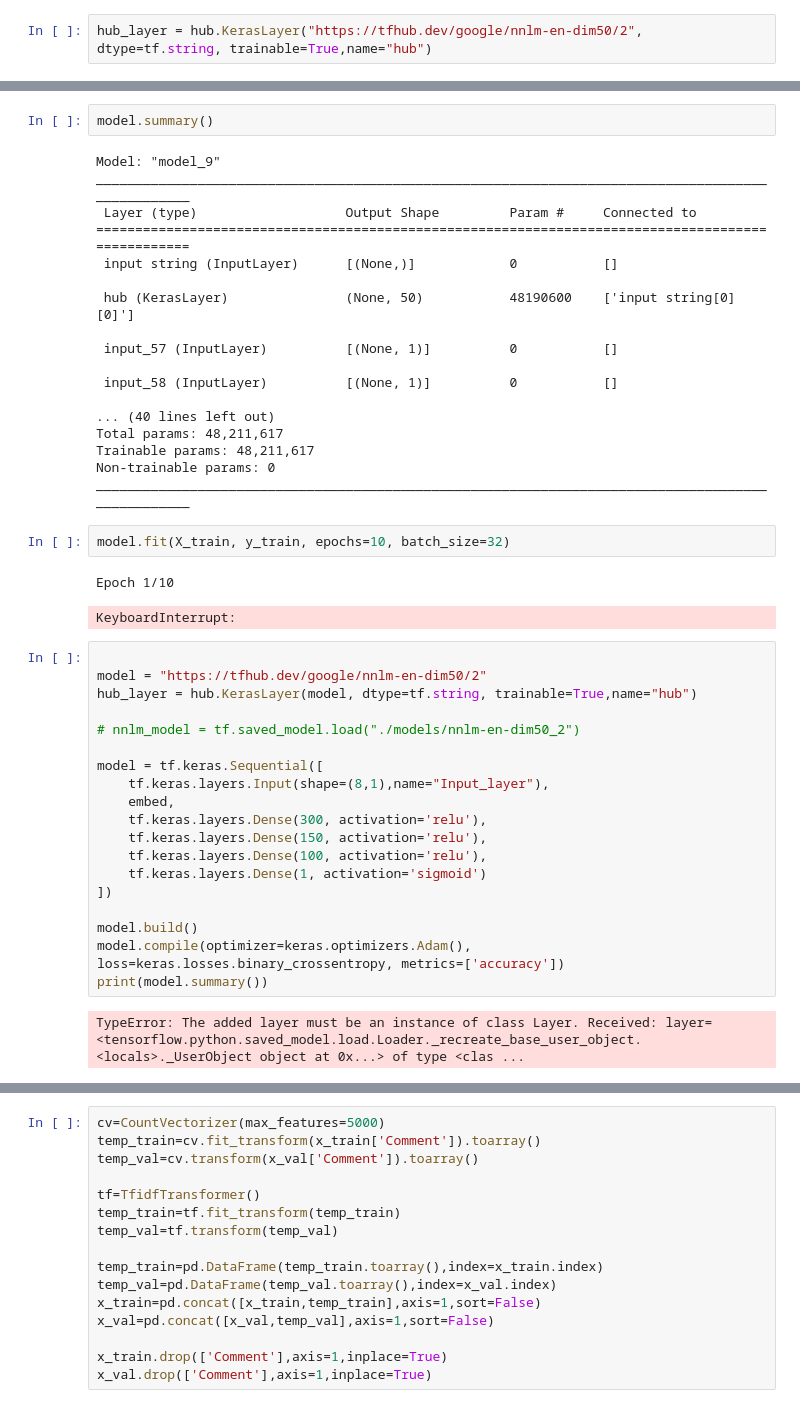
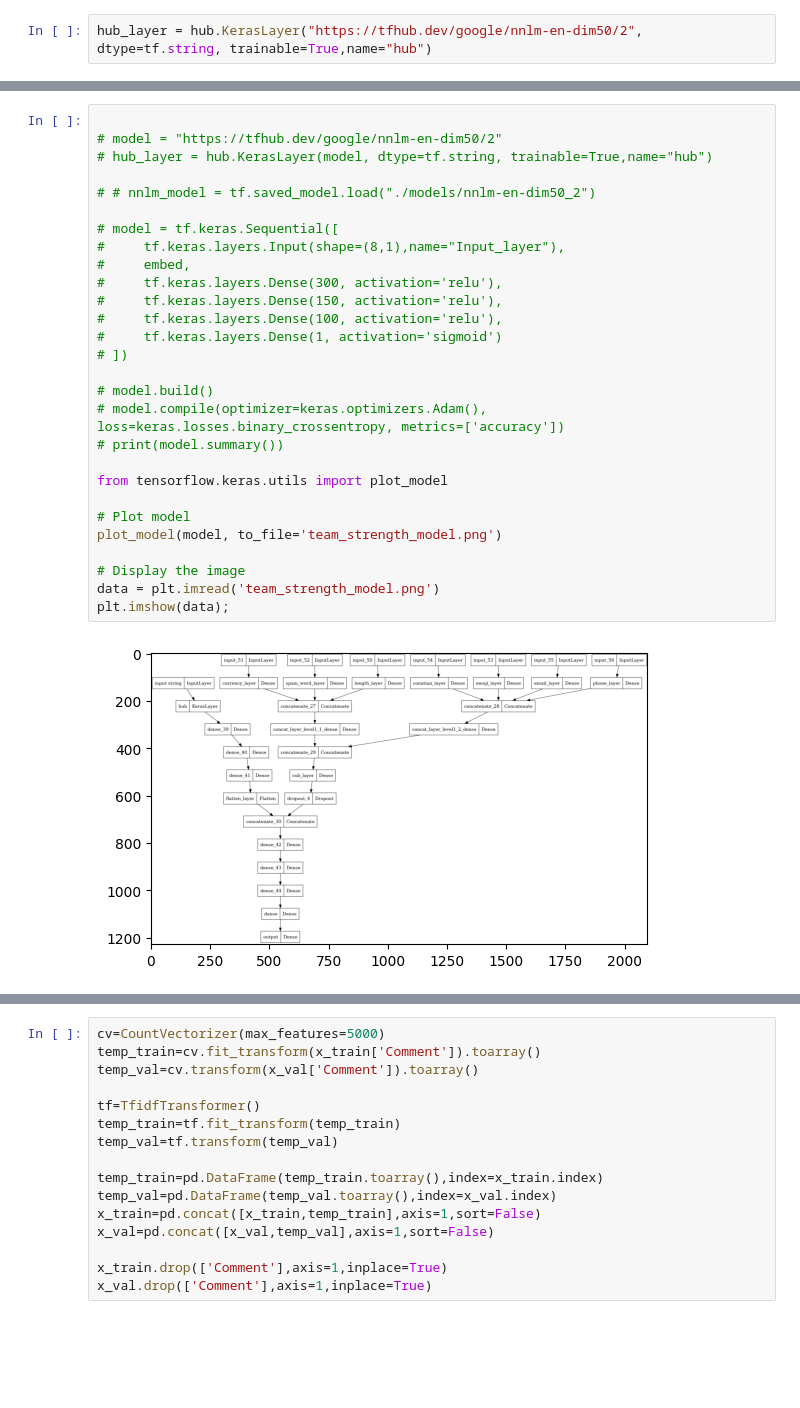
Before and after one commit to Brijeshkrishna/CyRadar, a Jupyter notebook: token.ipynb, the cells around one changed output, grey strips where cells are left out. Cells and saved outputs as stored; diff of their text form; blank space fills up the shorter version.

```diff
--- a/token.ipynb
+++ b/token.ipynb
@@ -209,46 +271,30 @@ model.build(input_shape=[])
-# %%
-model.summary()
-# %% [output]
-Model: "model_9"
-__________________________________________________________________________________________________
- Layer (type)                   Output Shape         Param #     Connected to
-==================================================================================================
- input string (InputLayer)      [(None,)]            0           []
-
- hub (KerasLayer)               (None, 50)           48190600    ['input string[0][0]']
-
- input_57 (InputLayer)          [(None, 1)]          0           []
-
- input_58 (InputLayer)          [(None, 1)]          0           []
-
-... (40 lines left out)
-Total params: 48,211,617
-Trainable params: 48,211,617
-Non-trainable params: 0
-__________________________________________________________________________________________________
-# %%
-model.fit(X_train, y_train, epochs=10, batch_size=32)
-# %% [output]
-Epoch 1/10
-KeyboardInterrupt:
 # %%
 
-model = "https://tfhub.dev/google/nnlm-en-dim50/2"
-hub_layer = hub.KerasLayer(model, dtype=tf.string, trainable=True,name="hub")
+# model = "https://tfhub.dev/google/nnlm-en-dim50/2"
+# hub_layer = hub.KerasLayer(model, dtype=tf.string, trainable=True,name="hub")
 
-# nnlm_model = tf.saved_model.load("./models/nnlm-en-dim50_2")
+# # nnlm_model = tf.saved_model.load("./models/nnlm-en-dim50_2")
 
-model = tf.keras.Sequential([
-    tf.keras.layers.Input(shape=(8,1),name="Input_layer"),
-    embed,
-    tf.keras.layers.Dense(300, activation='relu'),
-    tf.keras.layers.Dense(150, activation='relu'),
-    tf.keras.layers.Dense(100, activation='relu'),
-    tf.keras.layers.Dense(1, activation='sigmoid')
-])
+# model = tf.keras.Sequential([
+#     tf.keras.layers.Input(shape=(8,1),name="Input_layer"),
+#     embed,
+#     tf.keras.layers.Dense(300, activation='relu'),
+#     tf.keras.layers.Dense(150, activation='relu'),
+#     tf.keras.layers.Dense(100, activation='relu'),
+#     tf.keras.layers.Dense(1, activation='sigmoid')
+# ])
 
-model.build()
-model.compile(optimizer=keras.optimizers.Adam(), loss=keras.losses.binary_crossentropy, metrics=['accuracy'])
-print(model.summary())
+# model.build()
+# model.compile(optimizer=keras.optimizers.Adam(), loss=keras.losses.binary_crossentropy, metrics=['accuracy'])
+# print(model.summary())
+
+from tensorflow.keras.utils import plot_model
+
+# Plot model
+plot_model(model, to_file='team_strength_model.png')
+
+# Display the image
+data = plt.imread('team_strength_model.png')
+plt.imshow(data);
 # %% [output]
-TypeError: The added layer must be an instance of class Layer. Received: layer=<tensorflow.python.saved_model.load.Loader._recreate_base_user_object.<locals>._UserObject object at 0x...> of type <clas ...
+[figure, added]
```
Also changed, not shown: parts of 28 cells of this notebook, 6 other files.
